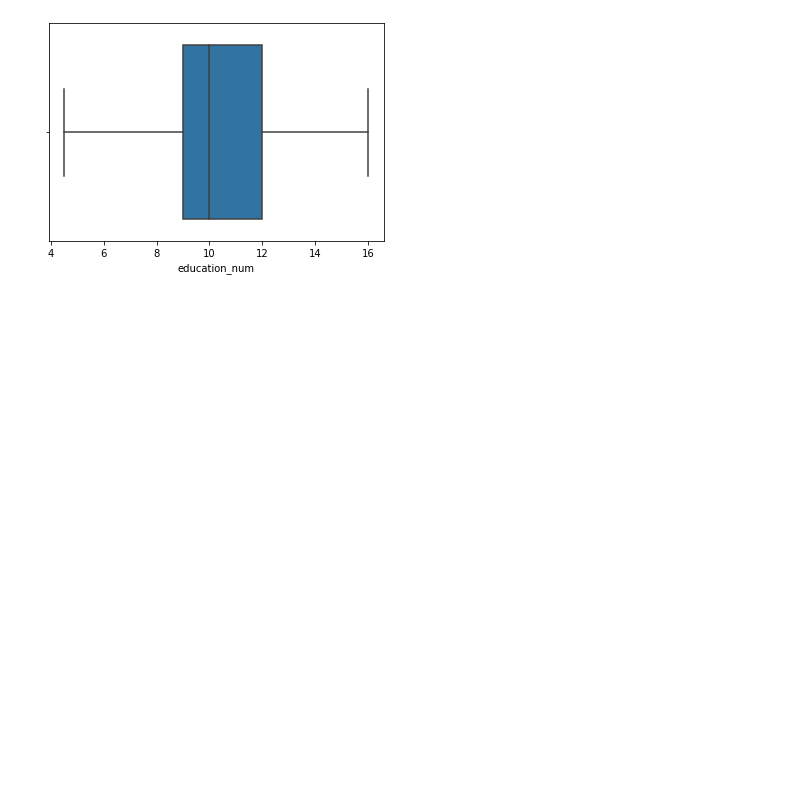
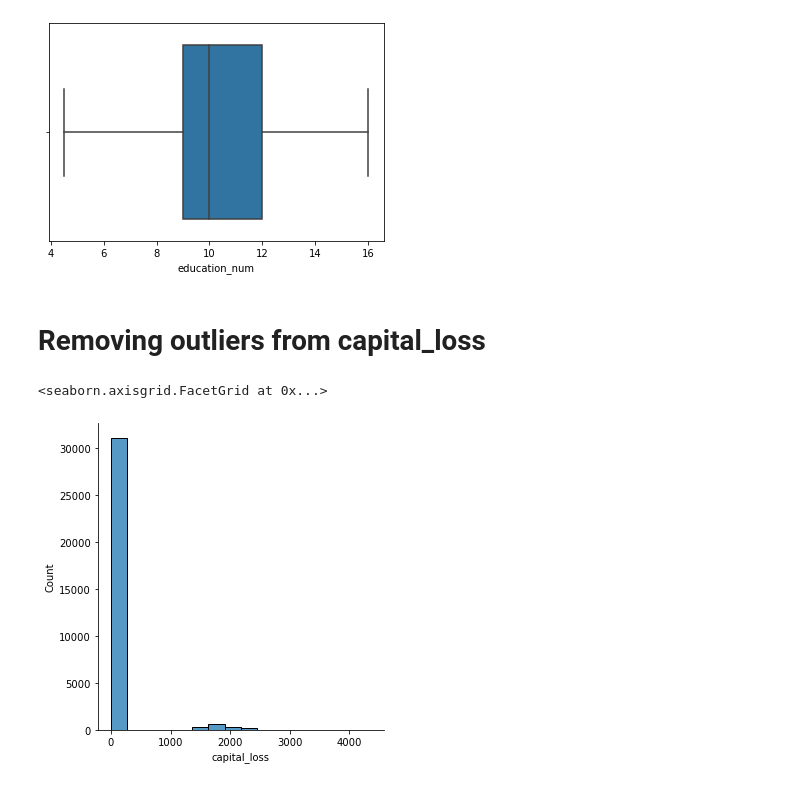
Before and after one commit to ram-polisetti/DataScience, a Jupyter notebook: AdultSalaryPrediction/AdultSalaryPrediction.ipynb, the cells around one changed output. Cells and saved outputs as stored; diff of their text form; code cells hidden in the pictures; blank space fills up the shorter version.

```diff
--- a/AdultSalaryPrediction/AdultSalaryPrediction.ipynb
+++ b/AdultSalaryPrediction/AdultSalaryPrediction.ipynb
@@ -240,3 +250,10 @@ sns.boxplot(salary_data.education_num)
 # %% [output]
 <AxesSubplot:xlabel='education_num'>
 [figure]
+# %% [markdown]
+# Removing outliers from capital_loss
+# %%
+sns.displot(salary_data.capital_loss)
+# %% [output]
+<seaborn.axisgrid.FacetGrid at 0x...>
+[figure, added]
```
Also changed, not shown: parts of 10 cells of this notebook.
